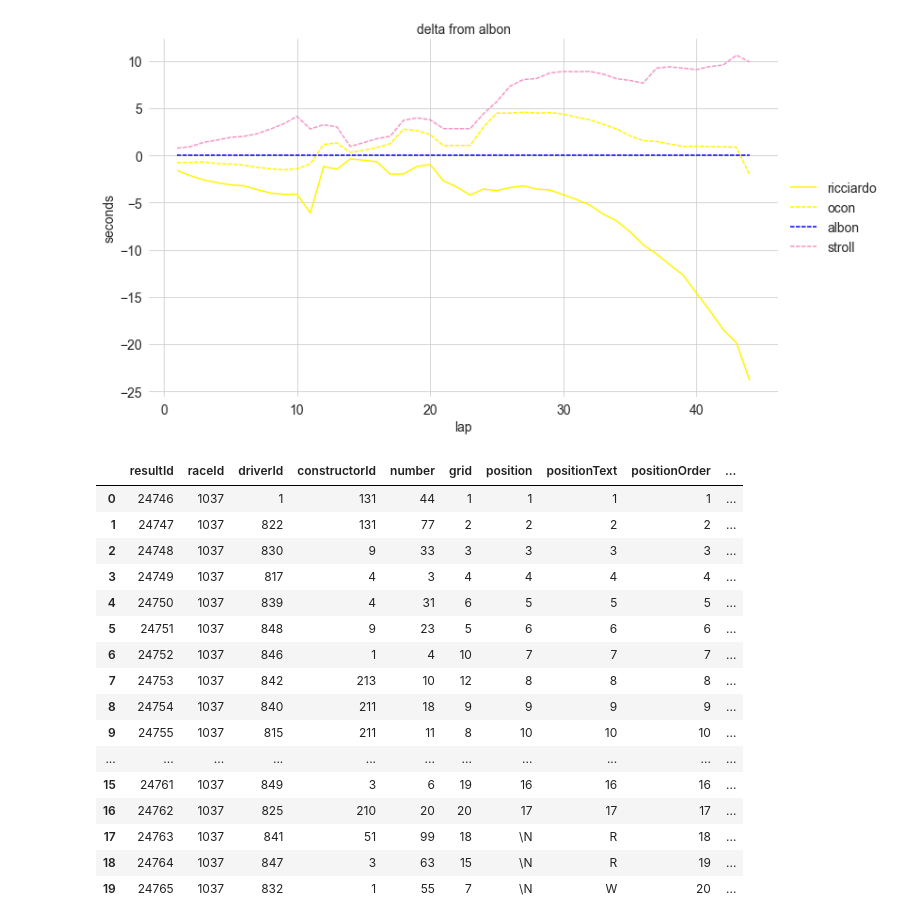
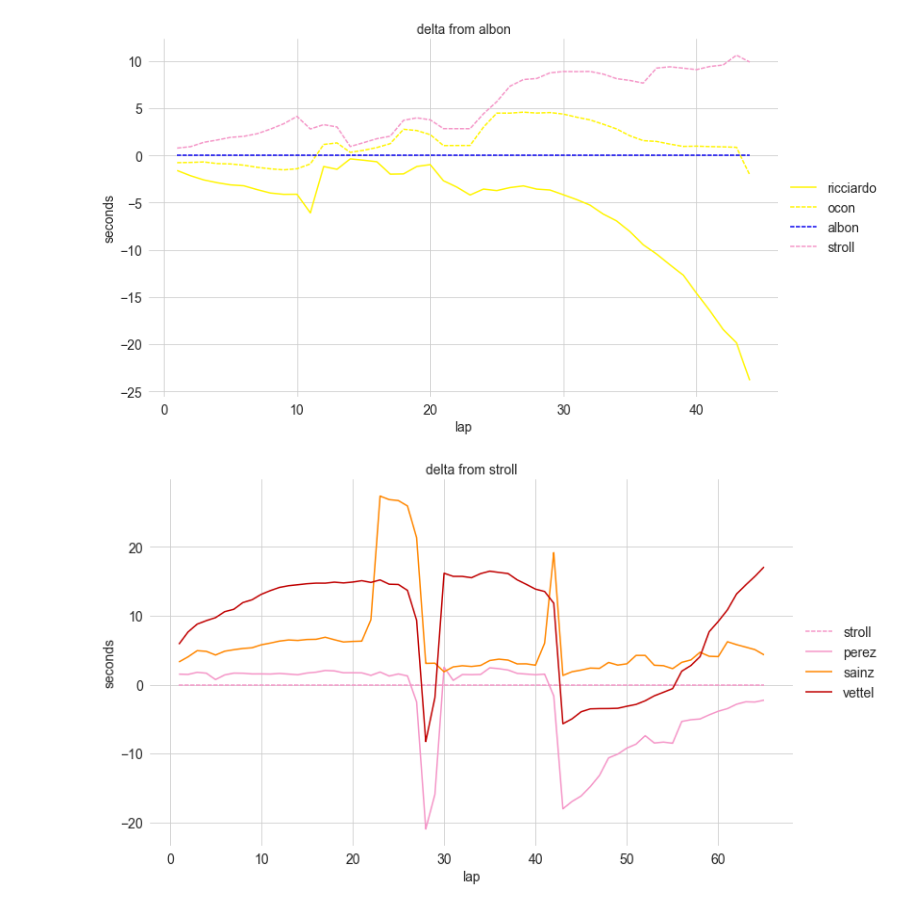
Before and after one commit to luke-bassett/f1-analysis, a Jupyter notebook: f1-analysis/Example.ipynb, the cells around one changed output. Drawn from its saved outputs; the diff is of its cells as text; code cells hidden in the pictures.

```diff
--- a/f1-analysis/Example.ipynb
+++ b/f1-analysis/Example.ipynb
@@ -24,27 +24,13 @@ fig, ax = plot.delta_chart(
 )
 # %% [output]
 [figure]
-# %%
-pd.merge(
-    left=ergast.data['results'].tail(20),
-    right=ergast.data['drivers'][['driverId', 'driverRef', 'code']],
-    on='driverId'
-)
-# %% [output]
-|  | resultId | raceId | driverId | constructorId | number | grid | position | positionText | positionOrder | ... |
-| 0 | 24746 | 1037 | 1 | 131 | 44 | 1 | 1 | 1 | 1 | ... |
-| 1 | 24747 | 1037 | 822 | 131 | 77 | 2 | 2 | 2 | 2 | ... |
-| 2 | 24748 | 1037 | 830 | 9 | 33 | 3 | 3 | 3 | 3 | ... |
-| 3 | 24749 | 1037 | 817 | 4 | 3 | 4 | 4 | 4 | 4 | ... |
-| 4 | 24750 | 1037 | 839 | 4 | 31 | 6 | 5 | 5 | 5 | ... |
-| 5 | 24751 | 1037 | 848 | 9 | 23 | 5 | 6 | 6 | 6 | ... |
-| 6 | 24752 | 1037 | 846 | 1 | 4 | 10 | 7 | 7 | 7 | ... |
-| 7 | 24753 | 1037 | 842 | 213 | 10 | 12 | 8 | 8 | 8 | ... |
-| 8 | 24754 | 1037 | 840 | 211 | 18 | 9 | 9 | 9 | 9 | ... |
-| 9 | 24755 | 1037 | 815 | 211 | 11 | 8 | 10 | 10 | 10 | ... |
-| ... | ... | ... | ... | ... | ... | ... | ... | ... | ... | ... |
-| 15 | 24761 | 1037 | 849 | 3 | 6 | 19 | 16 | 16 | 16 | ... |
-| 16 | 24762 | 1037 | 825 | 210 | 20 | 20 | 17 | 17 | 17 | ... |
-| 17 | 24763 | 1037 | 841 | 51 | 99 | 18 | \N | R | 18 | ... |
-| 18 | 24764 | 1037 | 847 | 3 | 63 | 15 | \N | R | 19 | ... |
-| 19 | 24765 | 1037 | 832 | 1 | 55 | 7 | \N | W | 20 | ... |
+# %%
+fig, ax = plot.delta_chart(
+    ergast,
+    race='2020_spanish_grand_prix',
+    tgt_driver='stroll',
+    driver_refs=['stroll', 'perez', 'sainz', 'vettel']
+)
+fig.savefig('deleteme.jpg', dpi=300)
+# %% [output]
+[figure, added]
```
Also changed, not shown: parts of 2 cells of this notebook, 3 other files.
